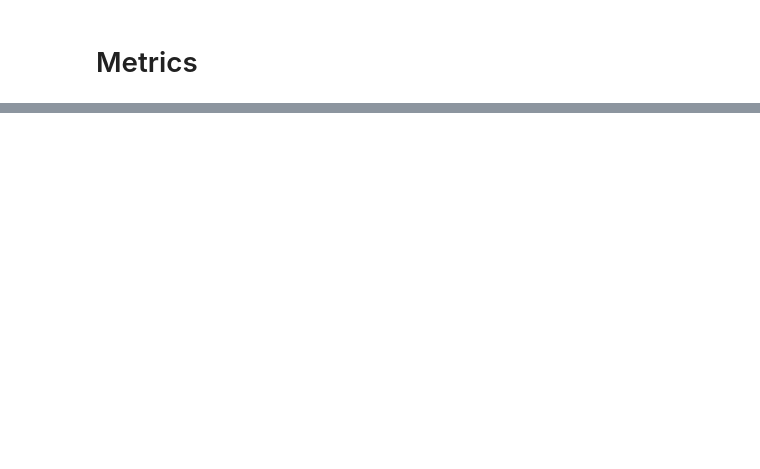
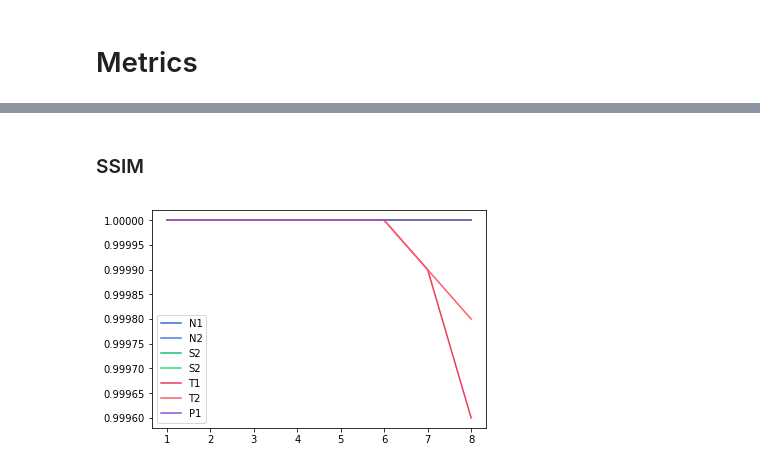
Before and after one commit to FerFrassia/Stego, a Jupyter notebook: scripts/Stego.ipynb, the cells around one changed output, grey strips where cells are left out. Saved outputs shown, nothing was run; the diff lists cells and outputs as text; code cells hidden in the pictures; blank space fills up the shorter version.

```diff
--- a/scripts/Stego.ipynb
+++ b/scripts/Stego.ipynb
@@ -71,0 +38,6 @@ metrics_df
+# %% [markdown]
+### SSIM
+# %%
+plot(100, 'ssim')
+# %% [output]
+[figure, added]
```
Also changed, not shown: parts of 21 cells of this notebook.
